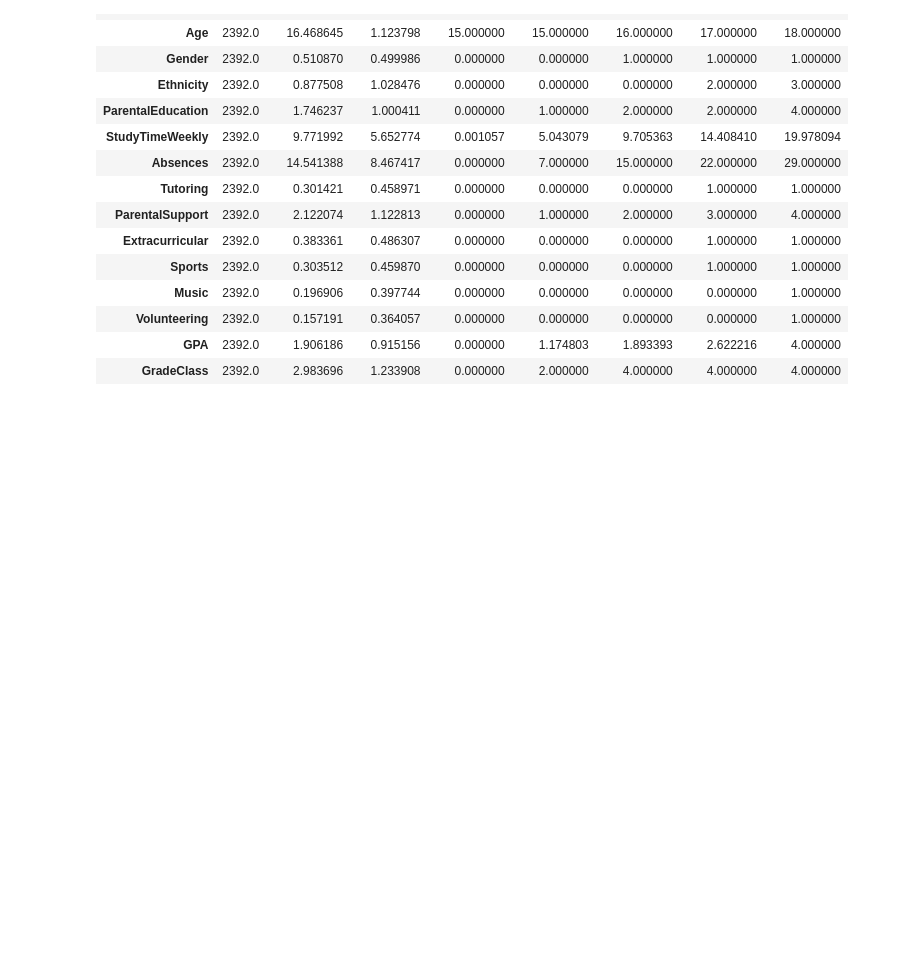
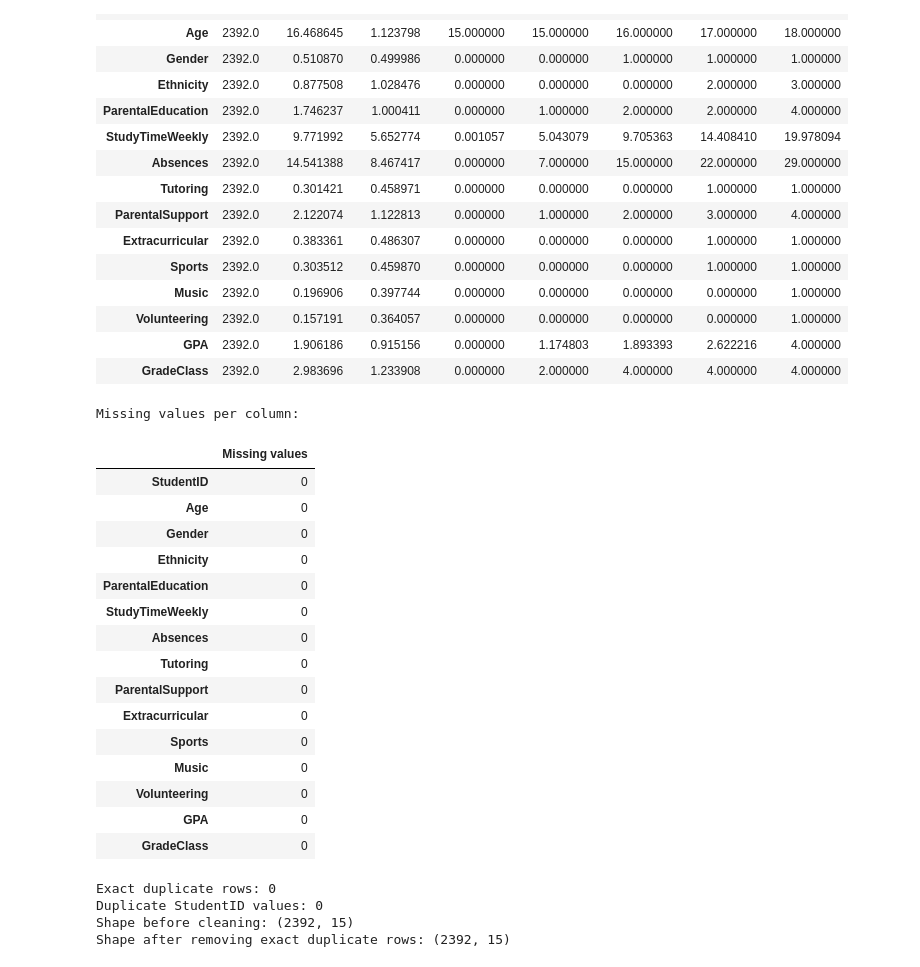
Before and after one commit to Sonu-kumar-08/YBI-INTERNSHIP, a Jupyter notebook: Student_Performance_Prediction.ipynb, the cells around one changed output. Saved outputs shown, nothing was run; the diff lists cells and outputs as text; code cells hidden in the pictures; blank space fills up the shorter version.

```diff
--- a/Student_Performance_Prediction.ipynb
+++ b/Student_Performance_Prediction.ipynb
@@ -88,3 +88,36 @@ display(df.describe(include="all").T)
 | Volunteering | 2392.0 | 0.157191 | 0.364057 | 0.000000 | 0.000000 | 0.000000 | 0.000000 | 1.000000 |
 | GPA | 2392.0 | 1.906186 | 0.915156 | 0.000000 | 1.174803 | 1.893393 | 2.622216 | 4.000000 |
 | GradeClass | 2392.0 | 2.983696 | 1.233908 | 0.000000 | 2.000000 | 4.000000 | 4.000000 | 4.000000 |
+# %%
+print("Missing values per column:")
+display(df.isnull().sum().to_frame("Missing values"))
+
+print("Exact duplicate rows:", df.duplicated().sum())
+print("Duplicate StudentID values:", df["StudentID"].duplicated().sum())
+
+# Keep a cleaned copy; do not modify the original df silently.
+clean_df = df.drop_duplicates().copy()
+print("Shape before cleaning:", df.shape)
+print("Shape after removing exact duplicate rows:", clean_df.shape)
+# %% [output]
+Missing values per column:
+|  | Missing values |
+| StudentID | 0 |
+| Age | 0 |
+| Gender | 0 |
+| Ethnicity | 0 |
+| ParentalEducation | 0 |
+| StudyTimeWeekly | 0 |
+| Absences | 0 |
+| Tutoring | 0 |
+| ParentalSupport | 0 |
+| Extracurricular | 0 |
+| Sports | 0 |
+| Music | 0 |
+| Volunteering | 0 |
+| GPA | 0 |
+| GradeClass | 0 |
+Exact duplicate rows: 0
+Duplicate StudentID values: 0
+Shape before cleaning: (2392, 15)
+Shape after removing exact duplicate rows: (2392, 15)
```
Also changed, not shown: parts of 1 cell of this notebook.
